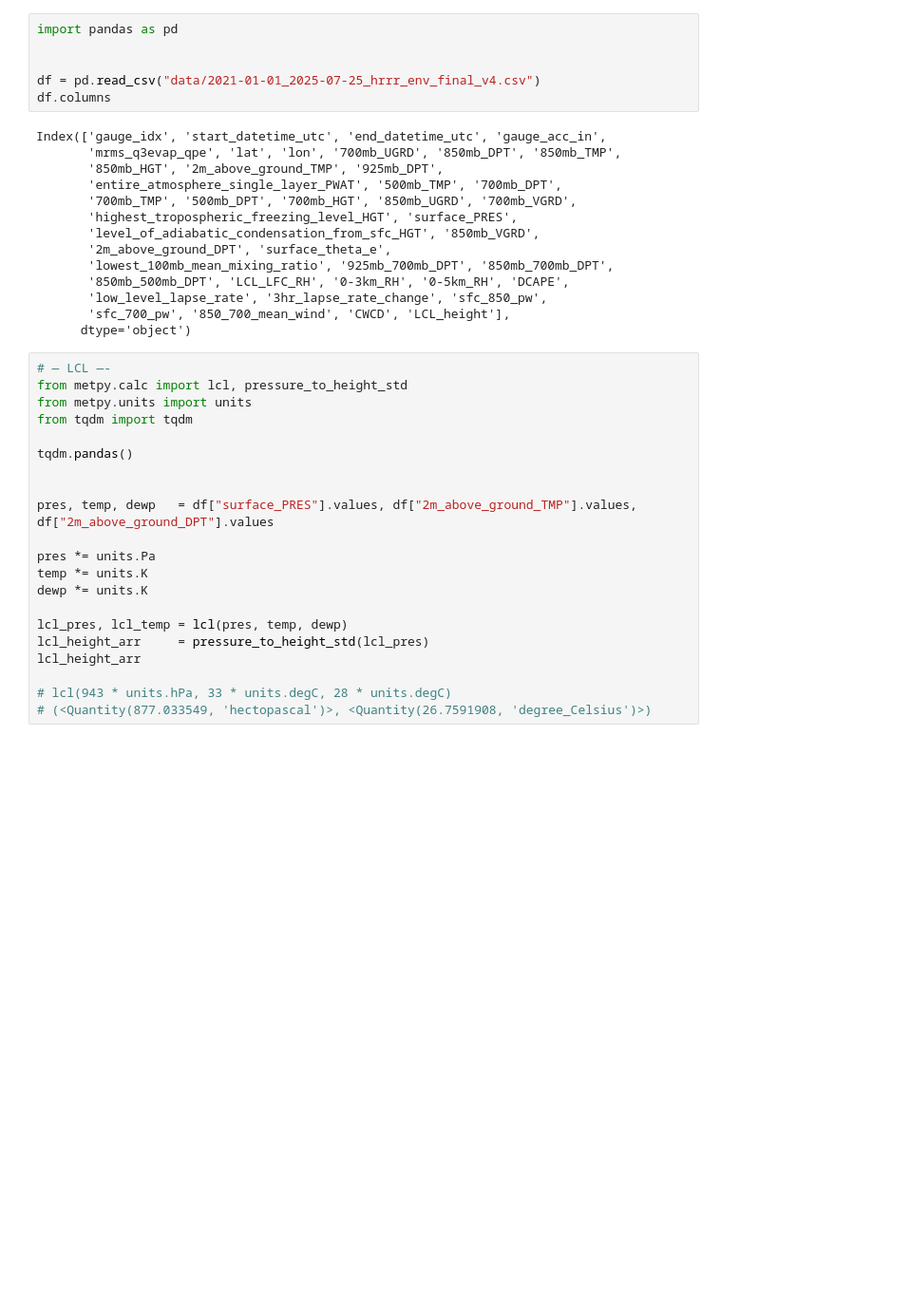
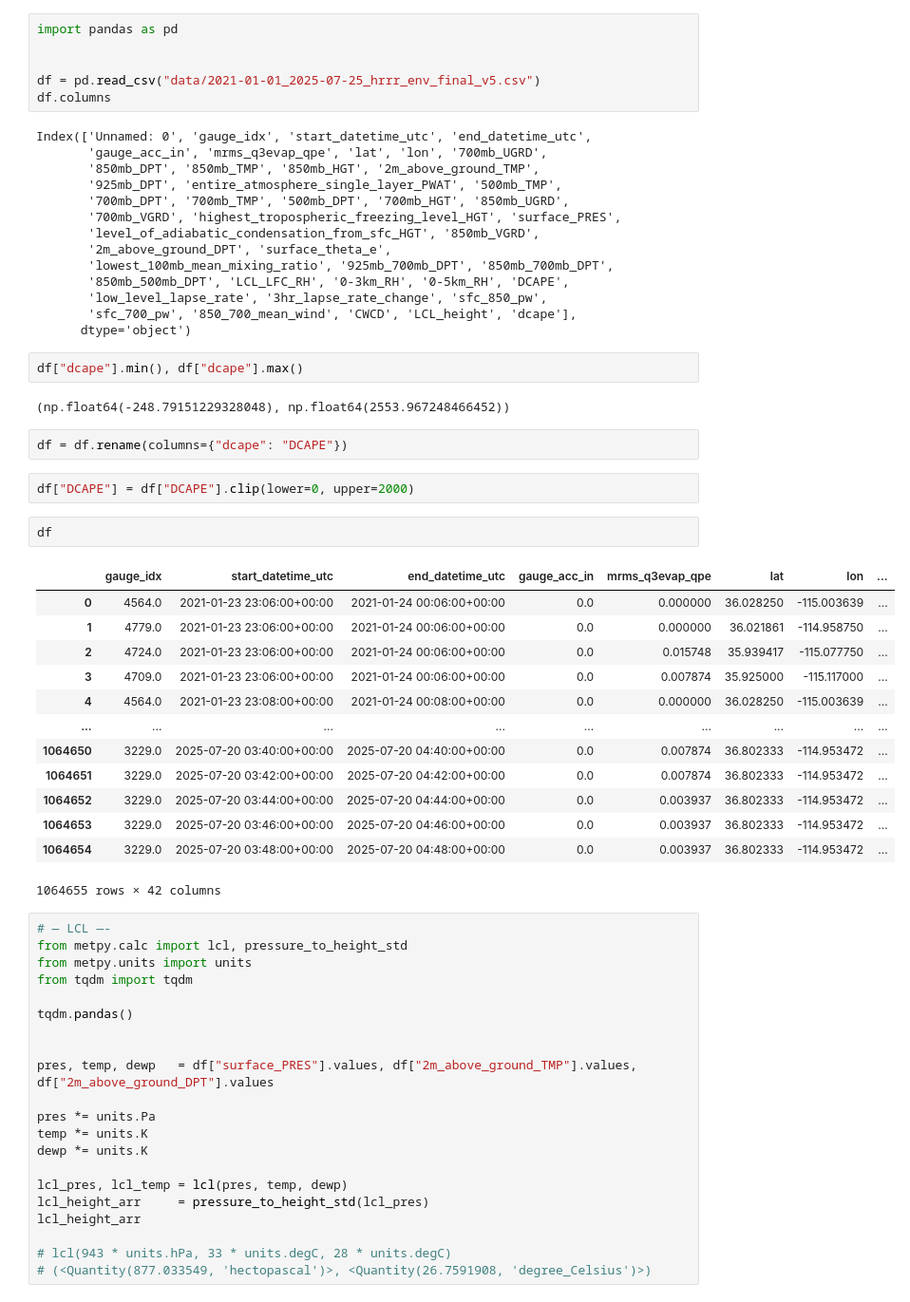
Before and after one commit to leharris3/piml-qpe, a Jupyter notebook: env_var_test.ipynb, the cells around one changed output. Shown at 95% size. Saved outputs shown, nothing was run; the diff lists cells and outputs as text; blank space fills up the shorter version.

```diff
--- a/env_var_test.ipynb
+++ b/env_var_test.ipynb
@@ -2,22 +2,46 @@
 import pandas as pd
 
 
-df = pd.read_csv("data/2021-01-01_2025-07-25_hrrr_env_final_v4.csv")
+df = pd.read_csv("data/2021-01-01_2025-07-25_hrrr_env_final_v5.csv")
 df.columns
 # %% [output]
-Index(['gauge_idx', 'start_datetime_utc', 'end_datetime_utc', 'gauge_acc_in',
-       'mrms_q3evap_qpe', 'lat', 'lon', '700mb_UGRD', '850mb_DPT', '850mb_TMP',
-       '850mb_HGT', '2m_above_ground_TMP', '925mb_DPT',
-       'entire_atmosphere_single_layer_PWAT', '500mb_TMP', '700mb_DPT',
-       '700mb_TMP', '500mb_DPT', '700mb_HGT', '850mb_UGRD', '700mb_VGRD',
-       'highest_tropospheric_freezing_level_HGT', 'surface_PRES',
+Index(['Unnamed: 0', 'gauge_idx', 'start_datetime_utc', 'end_datetime_utc',
+       'gauge_acc_in', 'mrms_q3evap_qpe', 'lat', 'lon', '700mb_UGRD',
+       '850mb_DPT', '850mb_TMP', '850mb_HGT', '2m_above_ground_TMP',
+       '925mb_DPT', 'entire_atmosphere_single_layer_PWAT', '500mb_TMP',
+       '700mb_DPT', '700mb_TMP', '500mb_DPT', '700mb_HGT', '850mb_UGRD',
+       '700mb_VGRD', 'highest_tropospheric_freezing_level_HGT', 'surface_PRES',
        'level_of_adiabatic_condensation_from_sfc_HGT', '850mb_VGRD',
        '2m_above_ground_DPT', 'surface_theta_e',
        'lowest_100mb_mean_mixing_ratio', '925mb_700mb_DPT', '850mb_700mb_DPT',
        '850mb_500mb_DPT', 'LCL_LFC_RH', '0-3km_RH', '0-5km_RH', 'DCAPE',
        'low_level_lapse_rate', '3hr_lapse_rate_change', 'sfc_850_pw',
-       'sfc_700_pw', '850_700_mean_wind', 'CWCD', 'LCL_height'],
+       'sfc_700_pw', '850_700_mean_wind', 'CWCD', 'LCL_height', 'dcape'],
       dtype='object')
+# %%
+df["dcape"].min(), df["dcape"].max()
+# %% [output]
+(np.float64(-248.79151229328048), np.float64(2553.967248466452))
+# %%
+df = df.rename(columns={"dcape": "DCAPE"})
+# %%
+df["DCAPE"] = df["DCAPE"].clip(lower=0, upper=2000)
+# %%
+df
+# %% [output]
+|  | gauge_idx | start_datetime_utc | end_datetime_utc | gauge_acc_in | mrms_q3evap_qpe | lat | lon | ... |
+| 0 | 4564.0 | 2021-01-23 23:06:00+00:00 | 2021-01-24 00:06:00+00:00 | 0.0 | 0.000000 | 36.028250 | -115.003639 | ... |
+| 1 | 4779.0 | 2021-01-23 23:06:00+00:00 | 2021-01-24 00:06:00+00:00 | 0.0 | 0.000000 | 36.021861 | -114.958750 | ... |
+| 2 | 4724.0 | 2021-01-23 23:06:00+00:00 | 2021-01-24 00:06:00+00:00 | 0.0 | 0.015748 | 35.939417 | -115.077750 | ... |
+| 3 | 4709.0 | 2021-01-23 23:06:00+00:00 | 2021-01-24 00:06:00+00:00 | 0.0 | 0.007874 | 35.925000 | -115.117000 | ... |
+| 4 | 4564.0 | 2021-01-23 23:08:00+00:00 | 2021-01-24 00:08:00+00:00 | 0.0 | 0.000000 | 36.028250 | -115.003639 | ... |
+| ... | ... | ... | ... | ... | ... | ... | ... | ... |
+| 1064650 | 3229.0 | 2025-07-20 03:40:00+00:00 | 2025-07-20 04:40:00+00:00 | 0.0 | 0.007874 | 36.802333 | -114.953472 | ... |
+| 1064651 | 3229.0 | 2025-07-20 03:42:00+00:00 | 2025-07-20 04:42:00+00:00 | 0.0 | 0.007874 | 36.802333 | -114.953472 | ... |
+| 1064652 | 3229.0 | 2025-07-20 03:44:00+00:00 | 2025-07-20 04:44:00+00:00 | 0.0 | 0.003937 | 36.802333 | -114.953472 | ... |
+| 1064653 | 3229.0 | 2025-07-20 03:46:00+00:00 | 2025-07-20 04:46:00+00:00 | 0.0 | 0.003937 | 36.802333 | -114.953472 | ... |
+| 1064654 | 3229.0 | 2025-07-20 03:48:00+00:00 | 2025-07-20 04:48:00+00:00 | 0.0 | 0.003937 | 36.802333 | -114.953472 | ... |
+1064655 rows × 42 columns
 # %%
 # — LCL —-
 from metpy.calc import lcl, pressure_to_height_std
```
Also changed, not shown: parts of 29 cells of this notebook, 2 other files.
